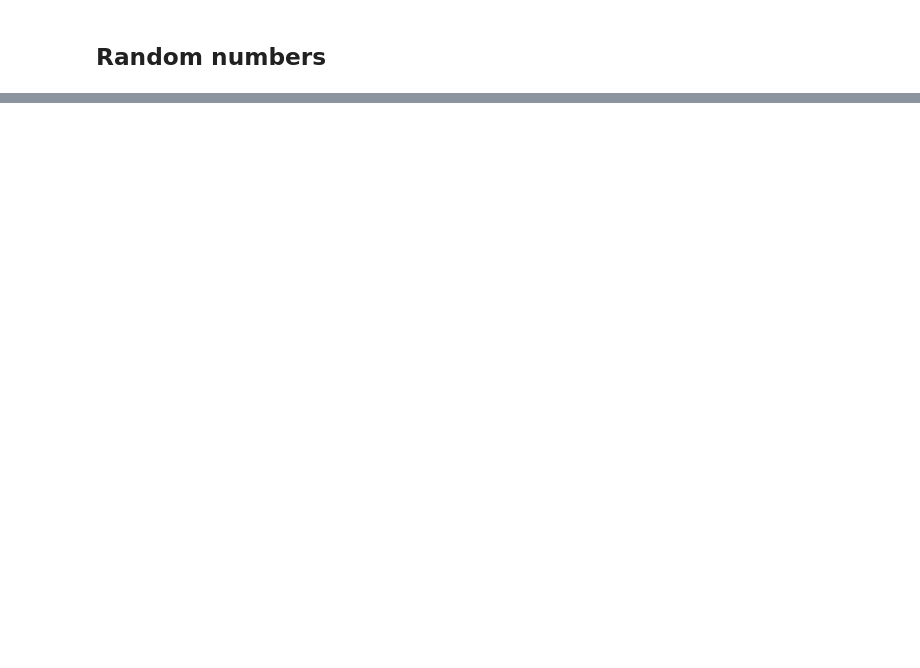
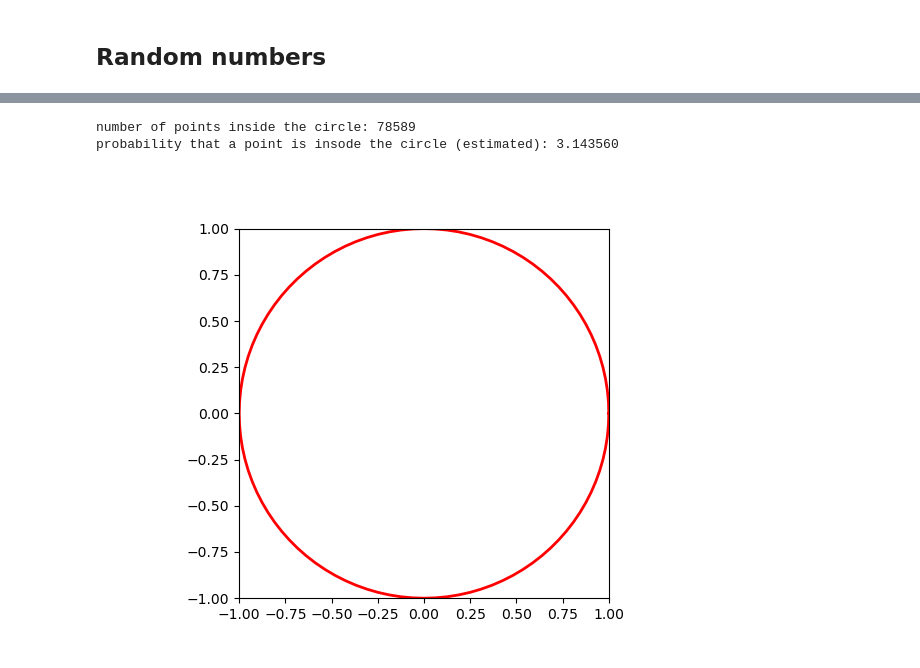
Before and after one commit to bourdin/MATH1MP3Fall2025, a Jupyter notebook: Edited_in_class/13.2-numpy.ipynb, the cells around one changed output, grey strips where cells are left out. Drawn from its saved outputs; the diff is of its cells as text; code cells hidden in the pictures; blank space fills up the shorter version.

```diff
--- a/Edited_in_class/13.2-numpy.ipynb
+++ b/Edited_in_class/13.2-numpy.ipynb
@@ -145,2 +147,5 @@ array([0.+0.j        , 3.-1.41421356j, 3.+1.41421356j])
 # %%
+x = np.linspace(-1,1,11)
+print(x)
+print(abs(x))
 # %% [output]
@@ -149,0 +182,8 @@ array([0.+0.j        , 3.-1.41421356j, 3.+1.41421356j])
+# %%
+y = np.array([[-1,2,3],[2,-4,1]])
+absOfy = np.empty(y.shape)
+for i in range(y.shape[0]):
+    for j in range(y.shape[1]):
+        absOfy[i,j] = myabs(y[i,j])
+print(y)
+print(absOfy)
@@ -186,0 +235,24 @@ uniform(low=0.0, high=1.0, size=None) method of numpy.random._generator.Generato
+# %%
+n = 100000
+import matplotlib.pyplot as plt
+fig, ax = plt.subplots()
+plt.plot([np.cos(theta) for theta in np.linspace(0,2*np.pi,101)],[np.sin(theta) for theta in np.linspace(0,2*np.pi,101)], linewidth=2, color='red')
+i = 0
+nin = 0
+while i < n:
+    x,y = rng.uniform(low=-1, high=1, size=2)
+    if x**2 + y**2 <= 1:
+        nin += 1
+        # ax.scatter(x,y, color='red')
+    # else:
+        # ax.scatter(x,y, color='blue')
+    i += 1
+ax.axis([-1,1,-1,1])
+ax.set_aspect('equal', 'box')
+
+print(f"number of points inside the circle: {nin}")
+print(f"probability that a point is inside the circle (estimated): {nin/n*4:f}")
+# %% [output]
+number of points inside the circle: 78589
+probability that a point is insode the circle (estimated): 3.143560
+[figure, added]
```
Also changed, not shown: parts of 16 cells of this notebook, 2 other files.
